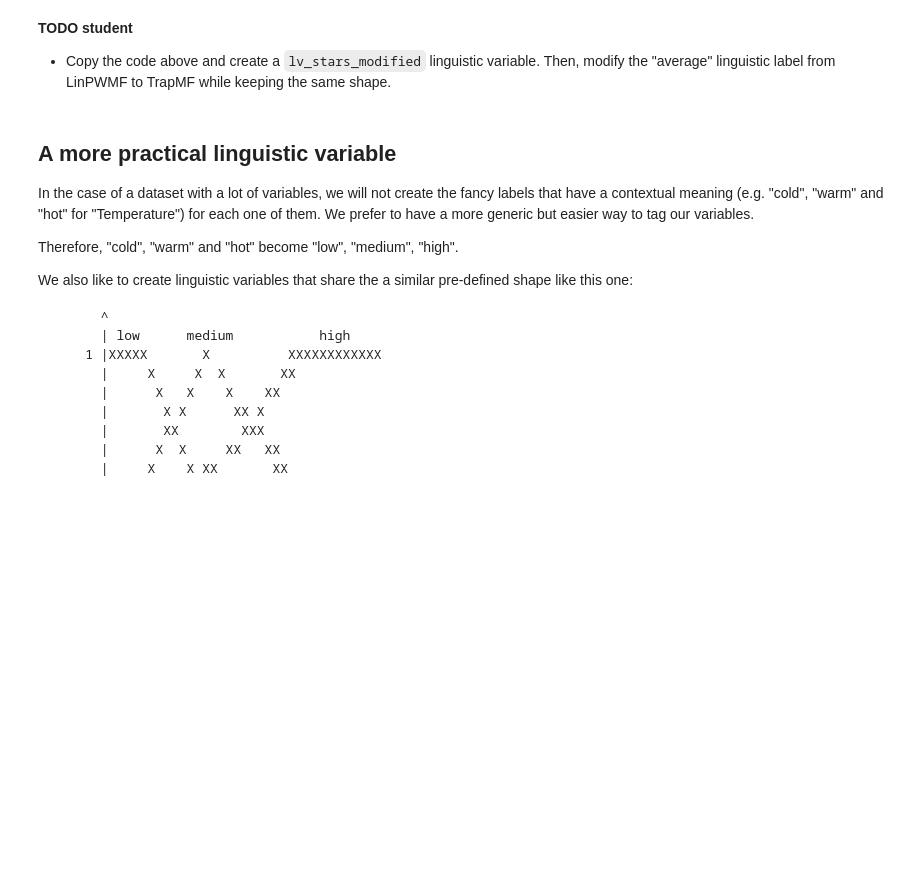
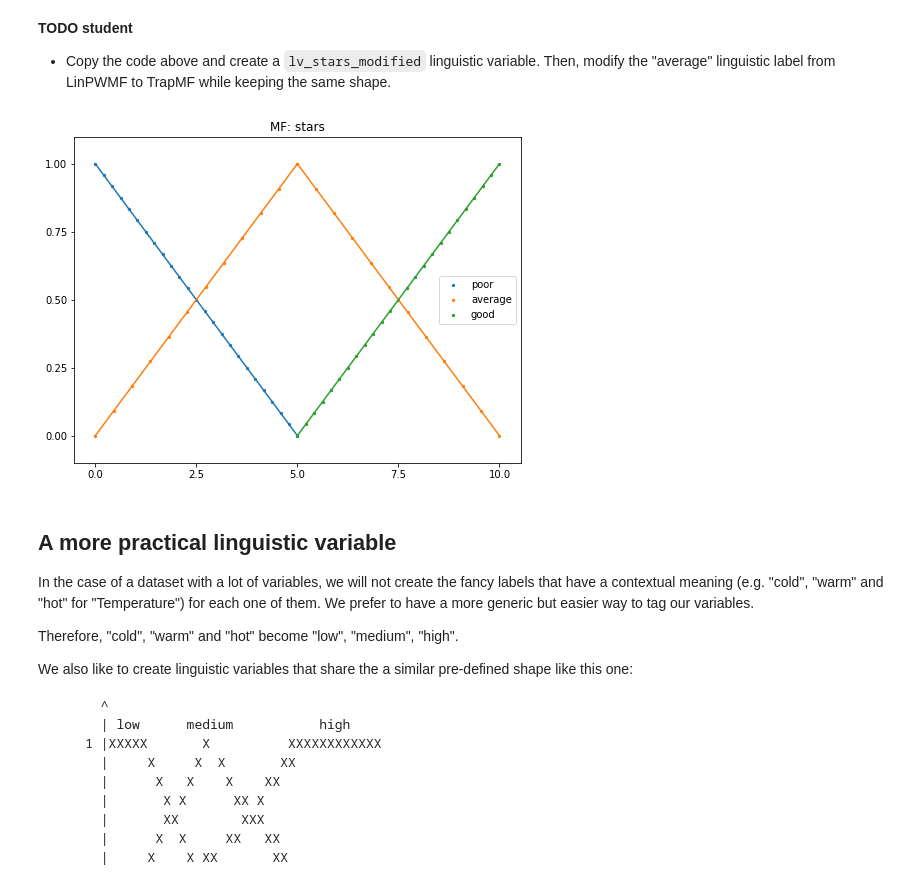
Before and after one commit to SachaKor/LFA-lab3, a Jupyter notebook: 020_linguistic_vars.ipynb, the cells around one changed output. Saved outputs shown, nothing was run; the diff lists cells and outputs as text; code cells hidden in the pictures; blank space fills up the shorter version.

```diff
--- a/020_linguistic_vars.ipynb
+++ b/020_linguistic_vars.ipynb
@@ -72,6 +72,17 @@ LinguisticVariableViewer(lv_stars).show()
 **TODO student**
 
 * Copy the code above and create a `lv_stars_modified` linguistic variable. Then, modify the "average" linguistic label from LinPWMF to TrapMF while keeping the same shape.
+# %%
+from fuzzy_systems.core.membership_functions.trap_mf import TrapMF
+
+lv_stars_modified = LinguisticVariable(name="stars", ling_values_dict={
+        "poor": LinPWMF([0, 1], [5, 0]),
+        "average": TrapMF(0, 5, 10),
+        "good": LinPWMF([5, 0], [10, 1])
+    })
+LinguisticVariableViewer(lv_stars_modified).show()
+# %% [output]
+[figure, added]
 # %% [markdown]
 ## A more practical linguistic variable
 
```
Also changed, not shown: parts of 4 cells of this notebook, 4 other files.
